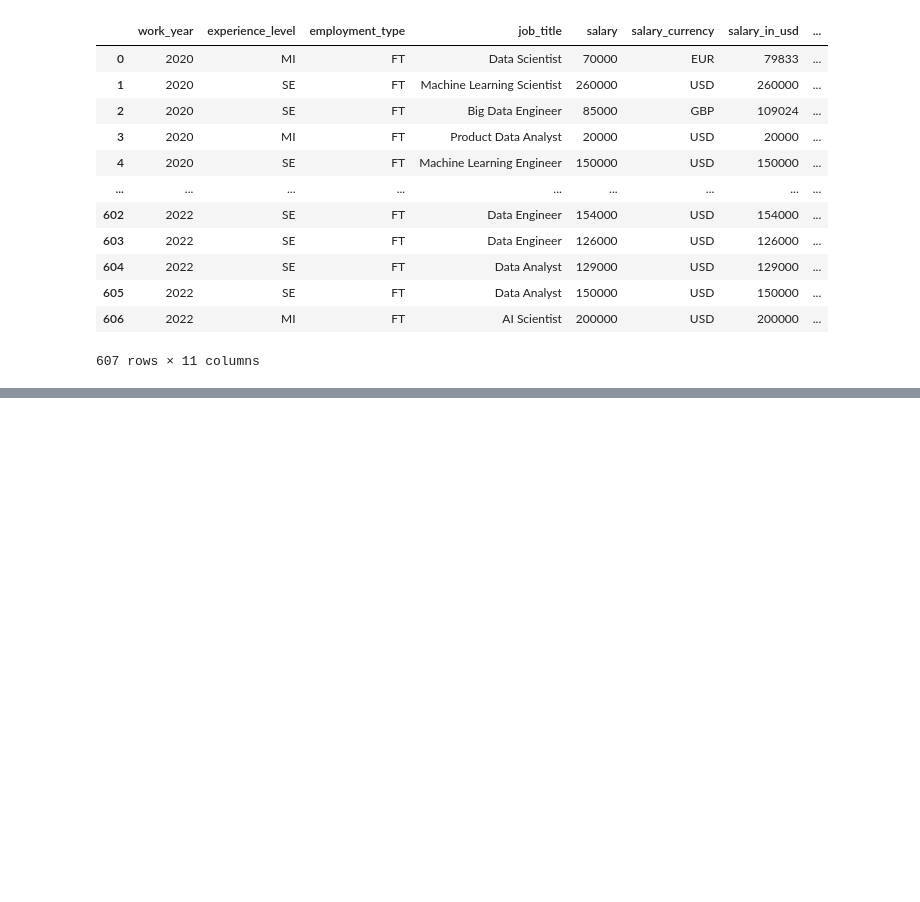
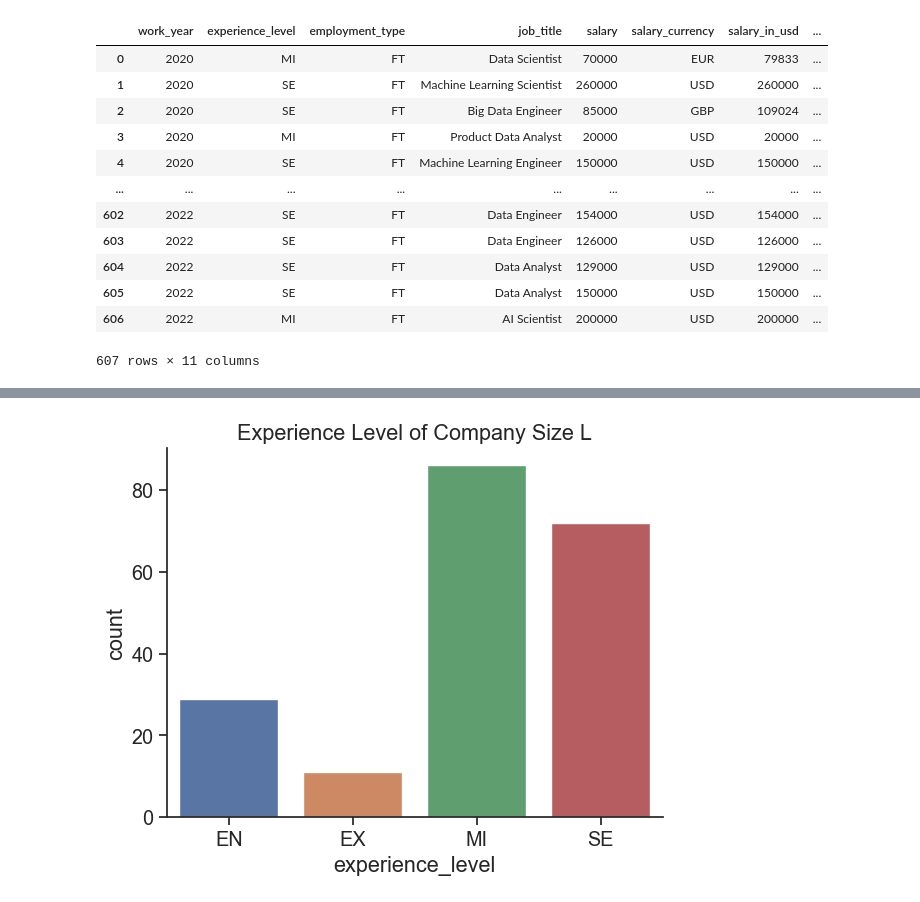
Before and after one commit to ubco-W2022T2-data301/project-group-group07, a Jupyter notebook: analysis/analysis1.ipynb, the cells around one changed output, grey strips where cells are left out. Saved outputs shown, nothing was run; the diff lists cells and outputs as text; code cells hidden in the pictures; blank space fills up the shorter version.

Commit message:
created data visualization

```diff
--- a/analysis/analysis1.ipynb
+++ b/analysis/analysis1.ipynb
@@ -11,5 +11,17 @@ Sub Questions:
 
 
 Recent popularity in the data science/computer science field suggests the need for data analysis jobs. However, when we graduate from post-secondary education, we face the difficulties of choosing jobs. One of the reasons this problem occurs is that students do not have enough resources to determine their future careers. This problem could be solved by analyzing how the size of the company relates to the salary level. More in detail, we can analyze the relevance between regions and company size and the tendency of hired workers’ experience levels in a specified scale of the company.
+# %%
+import pandas as pd
+import numpy as np
+import matplotlib.pyplot as plt
+import seaborn as sns
+
+sns.set_theme(style="ticks",
+              font_scale=1.3, # This scales the fonts slightly higher
+             )
+# And we're going to remove the top and right axis lines
+import matplotlib.pyplot as plt
+plt.rc("axes.spines", top=False, right=False)
 # %%
 #load file
@@ -35,0 +66,3 @@ df
+# %%
+df = df.drop(columns=["work_year", "employment_type", "job_title", "salary", "salary_currency", "remote_ratio"])
+df
@@ -35,0 +83,8 @@ df
+# %%
+dfL = df[df["company_size"] == "L"]
+dfM = df[df["company_size"] == "M"]
+dfS = df[df["company_size"] == "S"]
+
+dfL
+dfM
+dfS
@@ -35,0 +105,10 @@ df
+# %%
+dfL = dfL.loc[:, ["experience_level", "company_size"]].groupby("experience_level").count().reset_index().rename(columns={"company_size":"count"})
+dfM = dfM.loc[:, ["experience_level", "company_size"]].groupby("experience_level").count().reset_index().rename(columns={"company_size":"count"})
+dfS = dfS.loc[:, ["experience_level", "company_size"]].groupby("experience_level").count().reset_index().rename(columns={"company_size":"count"})
+# %%
+axL = sns.barplot(data=dfL, x="experience_level", y="count")
+axL.set(title="Experience Level of Company Size L")
+None
+# %% [output]
+[figure, added]
```
Also changed, not shown: parts of 7 cells of this notebook.
